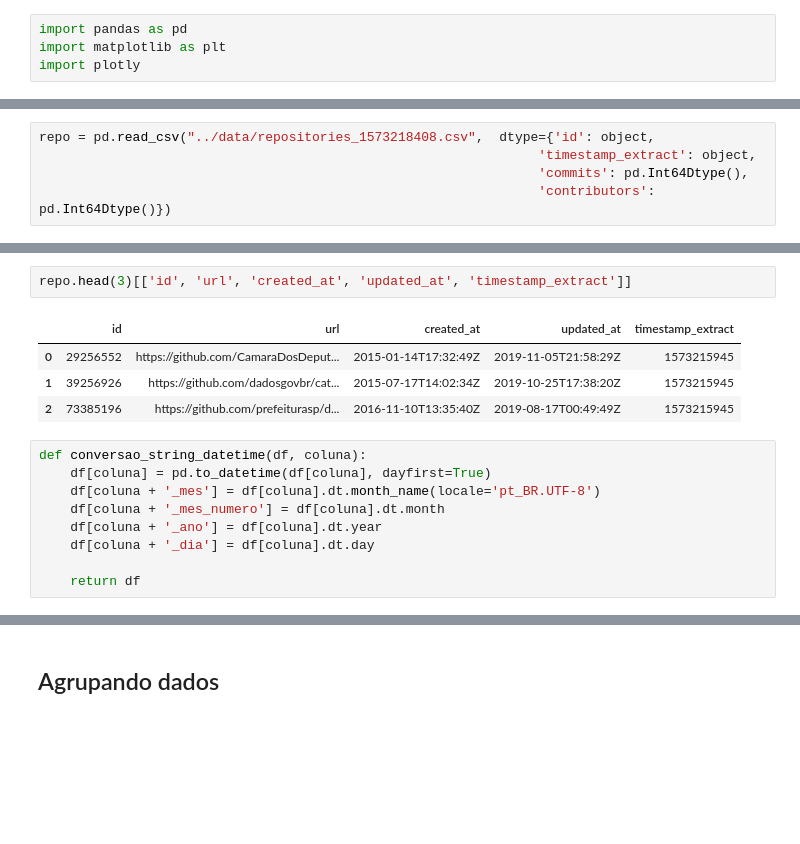
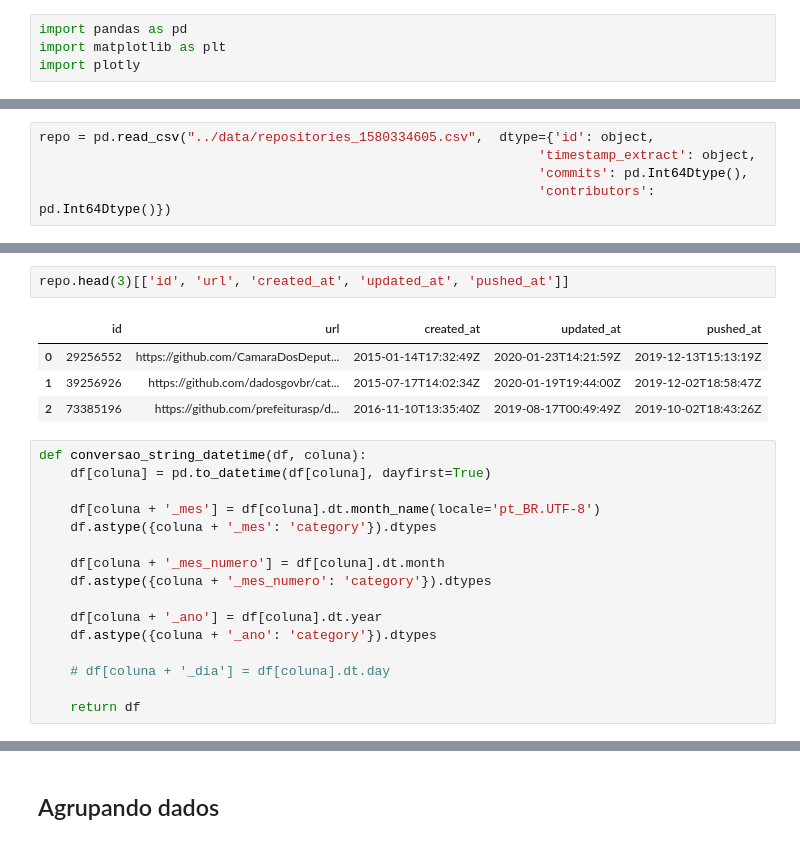
Before and after one commit to Lorenaps/caracterizacao-dados-abertos-gov, a Jupyter notebook: analysis/analysis_repositories.ipynb, the cells around one changed output, grey strips where cells are left out. Saved outputs shown, nothing was run; the diff lists cells and outputs as text; blank space fills up the shorter version.

```diff
--- a/analysis/analysis_repositories.ipynb
+++ b/analysis/analysis_repositories.ipynb
@@ -11,5 +14,5 @@ import plotly
 # %%
-repo = pd.read_csv("../data/repositories_1573218408.csv",  dtype={'id': object,
+repo = pd.read_csv("../data/repositories_1580334605.csv",  dtype={'id': object,
                                                                 'timestamp_extract': object,
                                                                 'commits': pd.Int64Dtype(),
                                                                 'contributors': pd.Int64Dtype()})
@@ -48,17 +31,24 @@ repo.describe()
 # %%
-repo.head(3)[['id', 'url', 'created_at', 'updated_at', 'timestamp_extract']]
+repo.head(3)[['id', 'url', 'created_at', 'updated_at', 'pushed_at']]
 # %% [output]
-|  | id | url | created_at | updated_at | timestamp_extract |
-| 0 | 29256552 | https://github.com/CamaraDosDeput... | 2015-01-14T17:32:49Z | 2019-11-05T21:58:29Z | 1573215945 |
-| 1 | 39256926 | https://github.com/dadosgovbr/cat... | 2015-07-17T14:02:34Z | 2019-10-25T17:38:20Z | 1573215945 |
-| 2 | 73385196 | https://github.com/prefeiturasp/d... | 2016-11-10T13:35:40Z | 2019-08-17T00:49:49Z | 1573215945 |
+|  | id | url | created_at | updated_at | pushed_at |
+| 0 | 29256552 | https://github.com/CamaraDosDeput... | 2015-01-14T17:32:49Z | 2020-01-23T14:21:59Z | 2019-12-13T15:13:19Z |
+| 1 | 39256926 | https://github.com/dadosgovbr/cat... | 2015-07-17T14:02:34Z | 2020-01-19T19:44:00Z | 2019-12-02T18:58:47Z |
+| 2 | 73385196 | https://github.com/prefeiturasp/d... | 2016-11-10T13:35:40Z | 2019-08-17T00:49:49Z | 2019-10-02T18:43:26Z |
 # %%
 def conversao_string_datetime(df, coluna):
     df[coluna] = pd.to_datetime(df[coluna], dayfirst=True)
+
     df[coluna + '_mes'] = df[coluna].dt.month_name(locale='pt_BR.UTF-8')
+    df.astype({coluna + '_mes': 'category'}).dtypes
+
     df[coluna + '_mes_numero'] = df[coluna].dt.month
+    df.astype({coluna + '_mes_numero': 'category'}).dtypes
+
     df[coluna + '_ano'] = df[coluna].dt.year
-    df[coluna + '_dia'] = df[coluna].dt.day
+    df.astype({coluna + '_ano': 'category'}).dtypes
+
+    # df[coluna + '_dia'] = df[coluna].dt.day
 
     return df
 # %%
```
Also changed, not shown: parts of 31 cells of this notebook.
